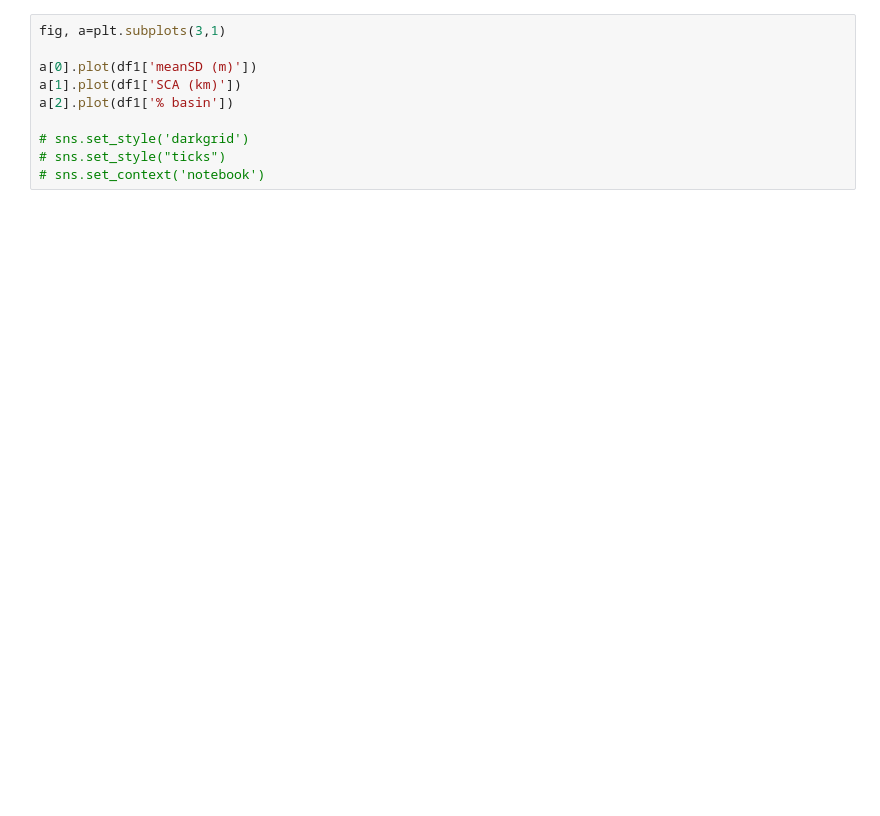
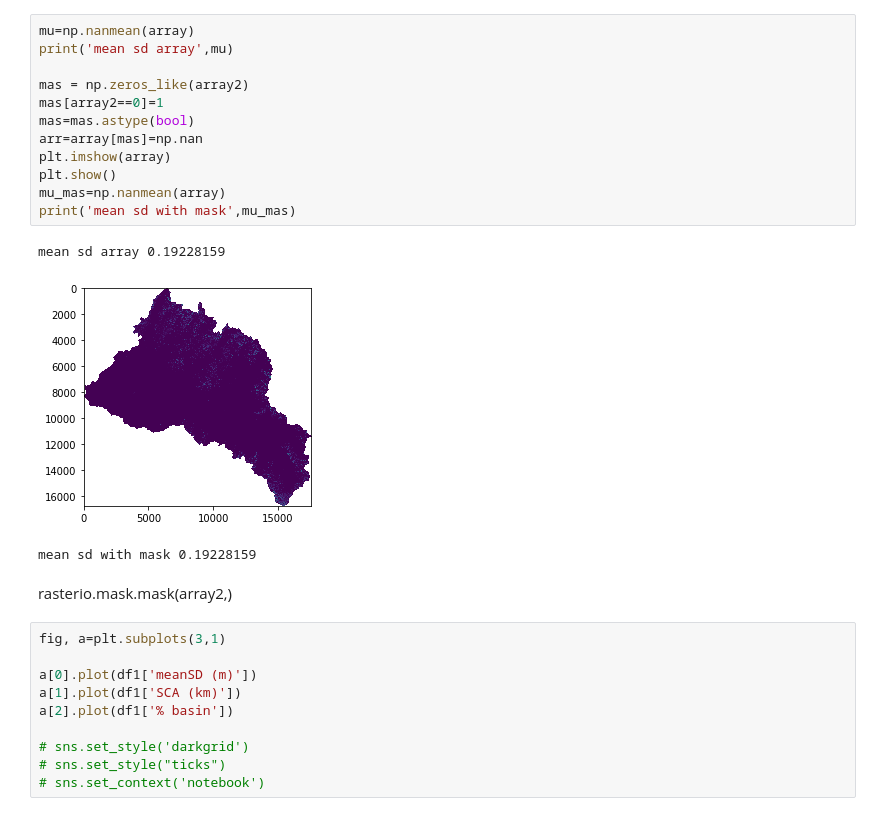
Before and after one commit to meganmason/scripts, a Jupyter notebook: sca.ipynb, the cells around one changed output. Cells and saved outputs as stored; diff of their text form; blank space fills up the shorter version.

```diff
--- a/sca.ipynb
+++ b/sca.ipynb
@@ -114,3 +148,21 @@ df1
+# %%
+mu=np.nanmean(array)
+print('mean sd array',mu)
+
+mas = np.zeros_like(array2)
+mas[array2==0]=1
+mas=mas.astype(bool)
+arr=array[mas]=np.nan
+plt.imshow(array)
+plt.show()
+mu_mas=np.nanmean(array)
+print('mean sd with mask',mu_mas)
+# %% [output]
+mean sd array 0.19228159
+[figure, added]
+mean sd with mask 0.19228159
+# %% [markdown]
+rasterio.mask.mask(array2,)
 # %%
 fig, a=plt.subplots(3,1)
 
```
Also changed, not shown: parts of 5 cells of this notebook, 1 other file.
